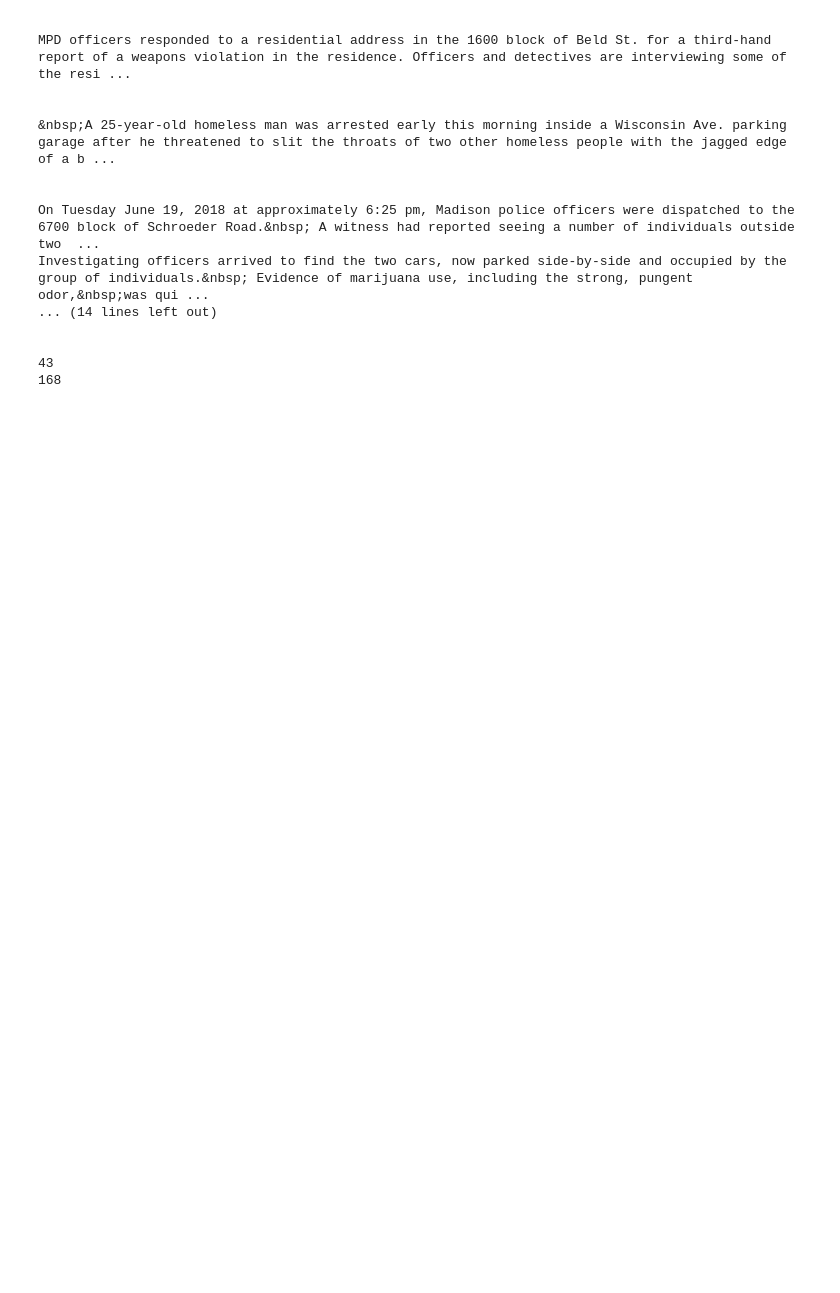
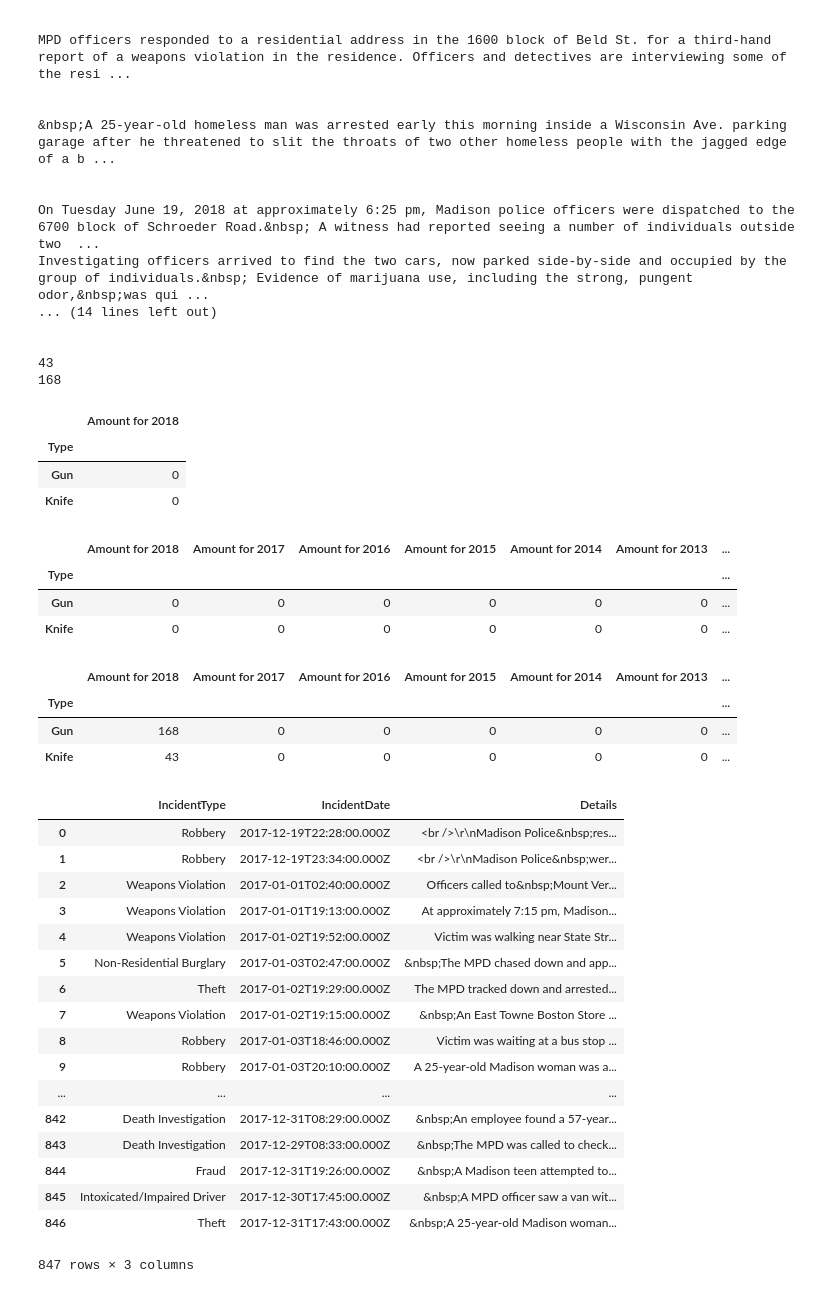
Before and after one commit to LeonTan828/Madcity_Proj, a Jupyter notebook: Incident Details.ipynb, the cells around one changed output. Cells and saved outputs as stored; diff of their text form; code cells hidden in the pictures; blank space fills up the shorter version.

```diff
--- a/Incident Details.ipynb
+++ b/Incident Details.ipynb
@@ -196,3 +197,33 @@ Investigating officers arrived to find the two cars, now parked side-by-side and
 
 43
 168
+# %%
+# Split 2018 into months
+
+data = [['Gun', 0], ['Knife', 0]]
+VioType = pandas.DataFrame(data, columns = ['Type', 'Amount for 2018'])
+VioType.set_index('Type', inplace = True)
+VioType
+# %% [output]
+|  | Amount for 2018 |
+| Type |  |
+| Gun | 0 |
+| Knife | 0 |
+# %%
+VioType['Amount for 2017'] = VioType['Amount for 2018']
+VioType['Amount for 2016'] = VioType['Amount for 2018']
+VioType['Amount for 2015'] = VioType['Amount for 2018']
+VioType['Amount for 2014'] = VioType['Amount for 2018']
+VioType['Amount for 2013'] = VioType['Amount for 2018']
+VioType['Amount for 2012'] = VioType['Amount for 2018']
+VioType['Amount for 2011'] = VioType['Amount for 2018']
+VioType['Amount for 2010'] = VioType['Amount for 2018']
+VioType['Amount for 2009'] = VioType['Amount for 2018']
+VioType['Amount for 2008'] = VioType['Amount for 2018']
+
+VioType
+# %% [output]
+|  | Amount for 2018 | Amount for 2017 | Amount for 2016 | Amount for 2015 | Amount for 2014 | Amount for 2013 | ... |
+| Type |  |  |  |  |  |  | ... |
+| Gun | 0 | 0 | 0 | 0 | 0 | 0 | ... |
+| Knife | 0 | 0 | 0 | 0 | 0 | 0 | ... |
@@ -198,0 +233,42 @@ Investigating officers arrived to find the two cars, now parked side-by-side and
+# %%
+VioType
+# %% [output]
+|  | Amount for 2018 | Amount for 2017 | Amount for 2016 | Amount for 2015 | Amount for 2014 | Amount for 2013 | ... |
+| Type |  |  |  |  |  |  | ... |
+| Gun | 168 | 0 | 0 | 0 | 0 | 0 | ... |
+| Knife | 43 | 0 | 0 | 0 | 0 | 0 | ... |
+# %%
+# 2017
+y2017 = incidentRep.loc[0:846, ['IncidentType', 'IncidentDate', 'Details']]
+y2017
+
+currRow = 0
+
+for i, row in incidentRep.iterrows():
+    newstr = row["IncidentDate"][:4]
+    if newstr == "2017":
+        y2017.loc[currRow, "IncidentType"] = row["IncidentType"]
+        y2017.loc[currRow, "IncidentDate"] = row["IncidentDate"]
+        y2017.loc[currRow, "Details"] = row["Details"]
+        currRow = currRow + 1
+
+y2017
+# %% [output]
+|  | IncidentType | IncidentDate | Details |
+| 0 | Robbery | 2017-12-19T22:28:00.000Z | <br />\r\nMadison Police&nbsp;res... |
+| 1 | Robbery | 2017-12-19T23:34:00.000Z | <br />\r\nMadison Police&nbsp;wer... |
+| 2 | Weapons Violation | 2017-01-01T02:40:00.000Z | Officers called to&nbsp;Mount Ver... |
+| 3 | Weapons Violation | 2017-01-01T19:13:00.000Z | At approximately 7:15 pm, Madison... |
+| 4 | Weapons Violation | 2017-01-02T19:52:00.000Z | Victim was walking near State Str... |
+| 5 | Non-Residential Burglary | 2017-01-03T02:47:00.000Z | &nbsp;The MPD chased down and app... |
+| 6 | Theft | 2017-01-02T19:29:00.000Z | The MPD tracked down and arrested... |
+| 7 | Weapons Violation | 2017-01-02T19:15:00.000Z | &nbsp;An East Towne Boston Store ... |
+| 8 | Robbery | 2017-01-03T18:46:00.000Z | Victim was waiting at a bus stop ... |
+| 9 | Robbery | 2017-01-03T20:10:00.000Z | A 25-year-old Madison woman was a... |
+| ... | ... | ... | ... |
+| 842 | Death Investigation | 2017-12-31T08:29:00.000Z | &nbsp;An employee found a 57-year... |
+| 843 | Death Investigation | 2017-12-29T08:33:00.000Z | &nbsp;The MPD was called to check... |
+| 844 | Fraud | 2017-12-31T19:26:00.000Z | &nbsp;A Madison teen attempted to... |
+| 845 | Intoxicated/Impaired Driver | 2017-12-30T17:45:00.000Z | &nbsp;A MPD officer saw a van wit... |
+| 846 | Theft | 2017-12-31T17:43:00.000Z | &nbsp;A 25-year-old Madison woman... |
+847 rows × 3 columns
```
Also changed, not shown: parts of 34 cells of this notebook, 1 other file.
